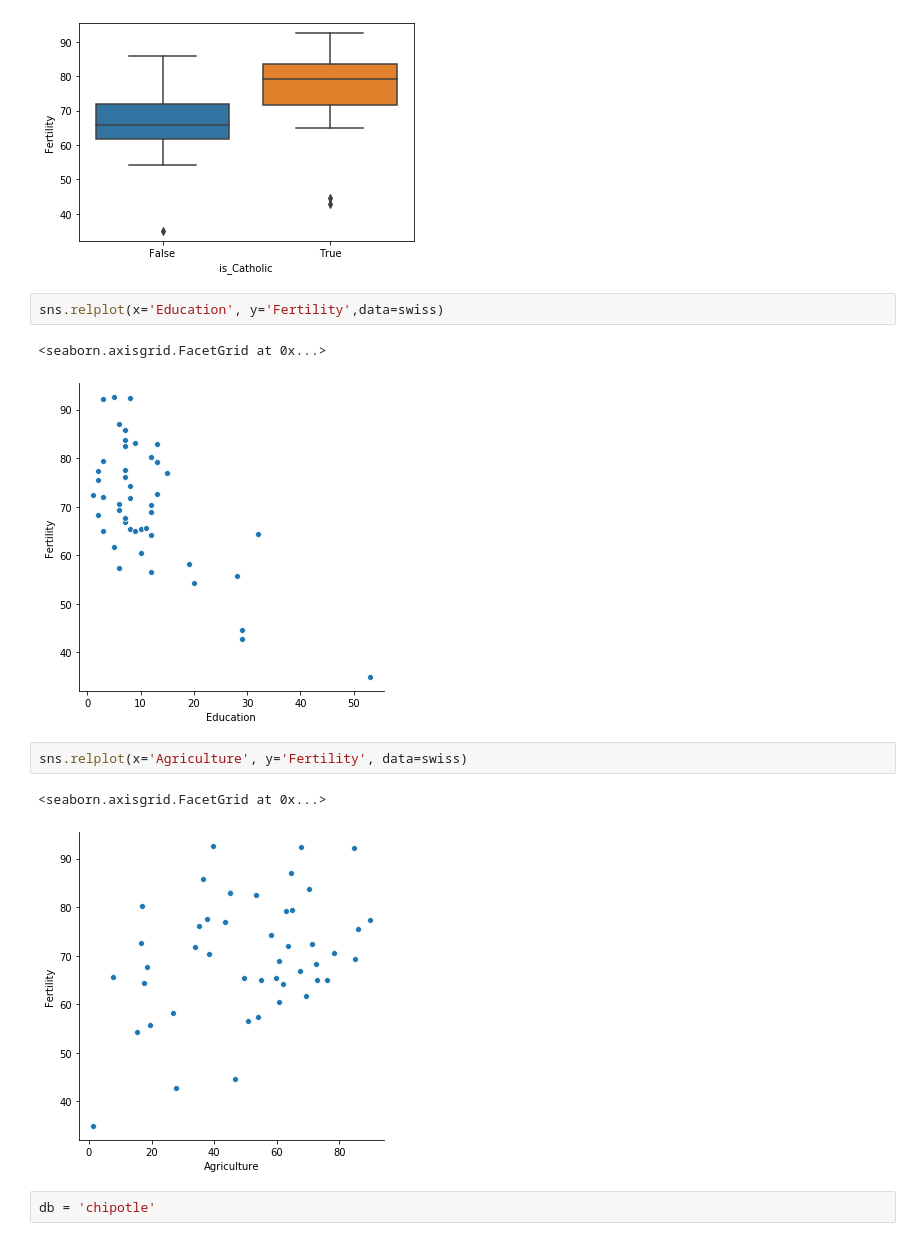
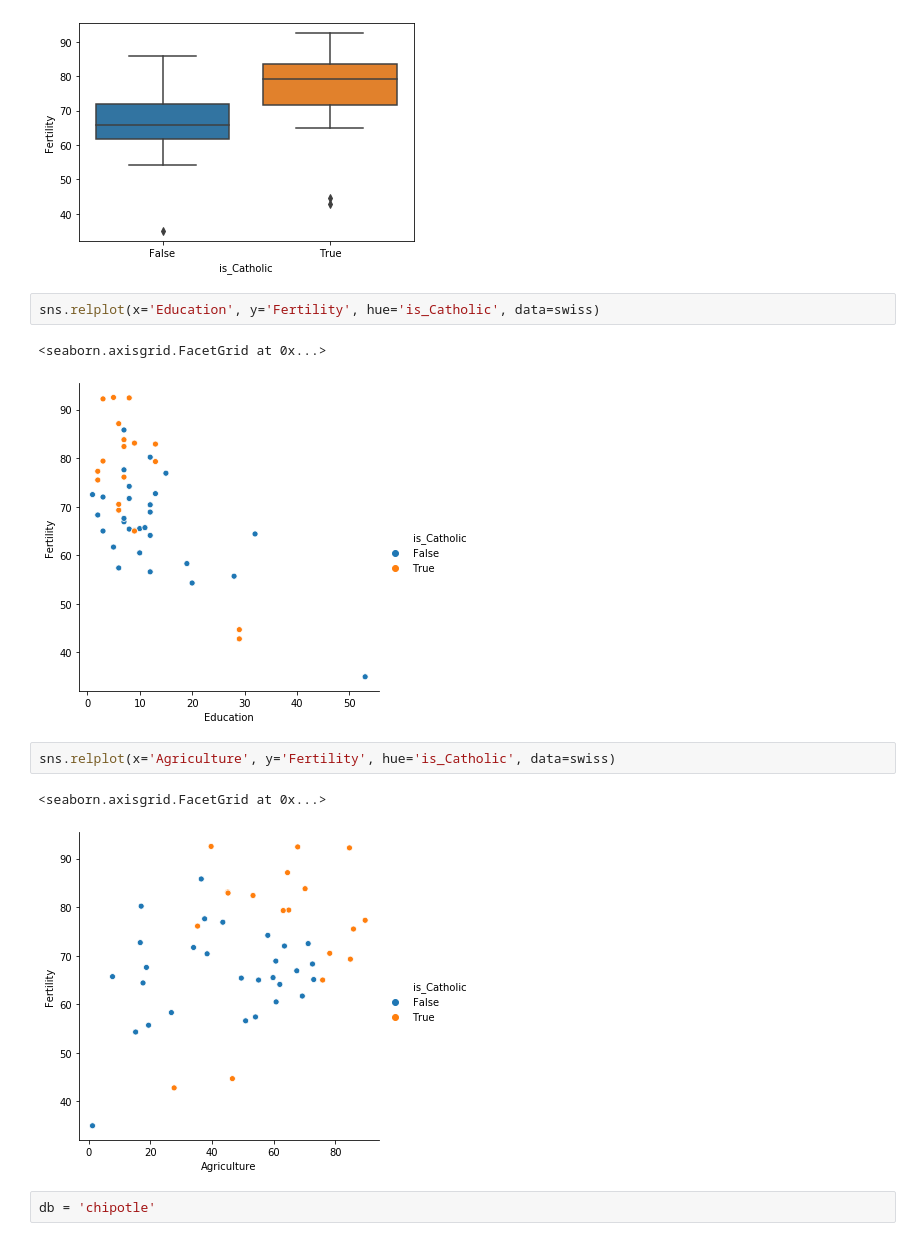
Before and after one commit to flambuth/python-exercises, a Jupyter notebook: 4.9_seaborn_exercises.ipynb, the cells around one changed output. Saved outputs shown, nothing was run; the diff lists cells and outputs as text.

```diff
--- a/4.9_seaborn_exercises.ipynb
+++ b/4.9_seaborn_exercises.ipynb
@@ -103,15 +131,15 @@ sns.boxplot(x='is_Catholic', y='Fertility', data=swiss)
 <matplotlib.axes._subplots.AxesSubplot at 0x...>
 [figure]
 # %%
-sns.relplot(x='Education', y='Fertility',data=swiss)
+sns.relplot(x='Education', y='Fertility', hue='is_Catholic', data=swiss)
 # %% [output]
 <seaborn.axisgrid.FacetGrid at 0x...>
-[figure, old version]
+[figure, new version]
 # %%
-sns.relplot(x='Agriculture', y='Fertility', data=swiss)
+sns.relplot(x='Agriculture', y='Fertility', hue='is_Catholic', data=swiss)
 # %% [output]
 <seaborn.axisgrid.FacetGrid at 0x...>
-[figure, old version]
+[figure, new version]
 # %%
 db = 'chipotle'
 # %%
```
Also changed, not shown: parts of 12 cells of this notebook, 2 other files.
